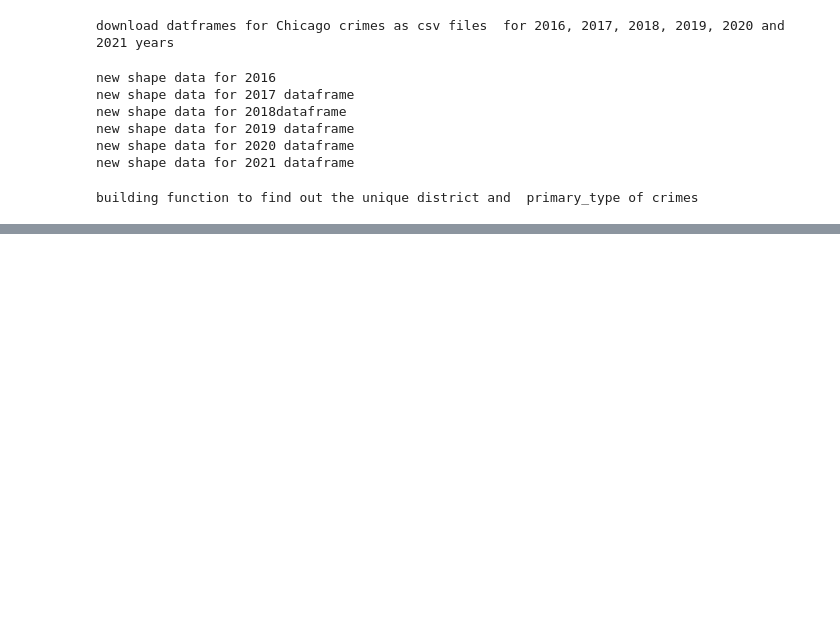
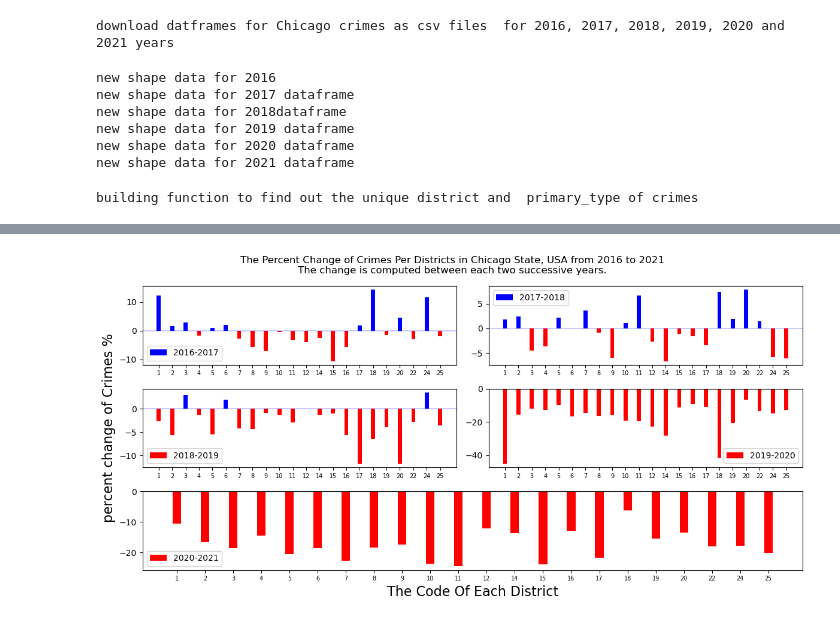
Before and after one commit to DSE-511-Chicago-Crime/Data-Analysis, a Jupyter notebook: scripts/newver.ipynb, the cells around one changed output, grey strips where cells are left out. Drawn from its saved outputs; the diff is of its cells as text; code cells hidden in the pictures; blank space fills up the shorter version.

```diff
--- a/scripts/newver.ipynb
+++ b/scripts/newver.ipynb
@@ -322,0 +234,84 @@ The figures show that the increase or decrease percent chanage for the first tow
+# %%
+## initializing data for plotting and visualizing percent change of crimes for the years from 2016 to 2021 included
+
+fig = plt.figure(figsize=(12,6))
+
+## Plotting Pecent Change Between the Years (2016,2017)
+districts_2017=grouped_crim_per_dist_2017.index[:-1].to_list() # grouped_crim_per_dist_2017.index.to_list()
+districts_2017=list(map(int,districts_2017))
+y1=np.array(grouped_crim_per_dist_2017.iloc[:-1]['Percent_Change_of_crime_2017'])
+x1=np.arange(len(y1))
+
+#ax1 = plt.subplot(3,2,1)
+ax1 = plt.subplot2grid((3,2), (0,0))
+
+ax1.bar(x1,y1,width=0.3,label='2016-2017',color=np.where(y1>0, 'b', 'r'))
+ax1.axhline(y=0, color='b', linestyle='-',linewidth=0.3)
+ax1.set_xticks(x1)
+ax1.set_xticklabels(districts_2017,rotation=0,fontsize=7)
+#ax1.set_ylabel('percentage cahange of Crimes')
+ax1.legend()
+#ax1.set_ylim(0,20000)
+
+## Plotting Pecent Change Between the Years (2017,2018)
+districts_2018=grouped_crim_per_dist_2018.index[:-1].to_list() #grouped_crim_per_dist_2018.index.to_list()
+y2=np.array(grouped_crim_per_dist_2018.iloc[:-1]['Percent_Change_of_crime_2018'])
+x2=np.arange(len(y2))
+#ax2 = plt.subplot(3,2,2)
+ax2 = plt.subplot2grid((3,2), (0,1))
+
+ax2.bar(x2,y2,width=0.3,label='2017-2018',color=np.where(y2>0, 'b', 'r'))
+ax2.axhline(y=0, color='b', linestyle='-',linewidth=0.3)
+ax2.set_xticks(x2)
+ax2.set_xticklabels(districts_2018,rotation=0,fontsize=7)
+#ax2.set_ylabel('percentage cahange of Crimes')
+ax2.legend()
+
+## Plotting Pecent Change Between the Years (2018,2019)
+districts_2019=grouped_crim_per_dist_2019.index[:-1].to_list() #grouped_crim_per_dist_2019.index.to_list()
+y3=np.array(grouped_crim_per_dist_2019.iloc[:-1]['Percent_Change_of_crime_2019'])
+x3=np.arange(len(y3))
+#ax3 = plt.subplot(3,2,3)
+ax3 = plt.subplot2grid((3,2), (1,0))
+
+ax3.bar(x3,y3,width=0.3,label='2018-2019',color=np.where(y3>0, 'b', 'r'))
+ax3.axhline(y=0, color='b', linestyle='-',linewidth=0.3)
+ax3.set_xticks(x3)
+ax3.set_xticklabels(districts_2019,rotation=0,fontsize=7)
+ax3.set_ylabel('percent change of Crimes %',fontsize=16)
+ax3.legend()
+
+## Plotting Pecent Change Between the Years (2019,2020)
+districts_2020=grouped_crim_per_dist_2020.index[:-1].to_list() #grouped_crim_per_dist_2020.index.to_list()
+y4=np.array(grouped_crim_per_dist_2020.iloc[:-1]['Percent_Change_of_crime_2020'])
+x4=np.arange(len(y4))
+#ax4 = plt.subplot(3,2,4)
+ax4 = plt.subplot2grid((3,2), (1,1))
+
+ax4.bar(x4,y4,width=0.3,label='2019-2020',color=np.where(y4>0, 'b', 'r'))
+ax4.axhline(y=0, color='b', linestyle='-',linewidth=0.3)
+ax4.set_xticks(x4)
+ax4.set_xticklabels(districts_2020,rotation=0,fontsize=7)
+#ax4.set_ylabel('percentage cahange of Crimes')
+ax4.legend()
+
+## Plotting Pecent Change Between the Years (2020,2021)
+districts_2021=grouped_crim_per_dist_2021.index[:-1].to_list() #grouped_crim_per_dist_2021.index.to_list()
+y5=np.array(grouped_crim_per_dist_2021.iloc[:-1]['Percent_Change_of_crime_2021'])
+x5=np.arange(len(y5))
+#ax5 = plt.subplot(3,2,5)
+ax5 = plt.subplot2grid((3,2), (2,0), colspan=2)
+ax5.bar(x5,y5,width=0.3,label='2020-2021',color=np.where(y5>0, 'b', 'r'))
+ax5.axhline(y=0, color='b', linestyle='-',linewidth=0.3)
+
+ax5.set_xticks(x5)
+ax5.set_xticklabels(districts_2021,rotation=0,fontsize=7)
+#ax5.set_ylabel(' percentage cahange of Crimes')
+ax5.set_xlabel('The Code Of Each District',fontsize=16)
+ax5.legend()
+plt.suptitle('The Percent Change of Crimes Per Districts in Chicago State, USA from 2016 to 2021'
+             '\nThe change is computed between each two successive years.',fontsize=12)
+fig.tight_layout()
+plt.show()
+# %% [output]
+[figure, added]
```
Also changed, not shown: parts of 13 cells of this notebook.
